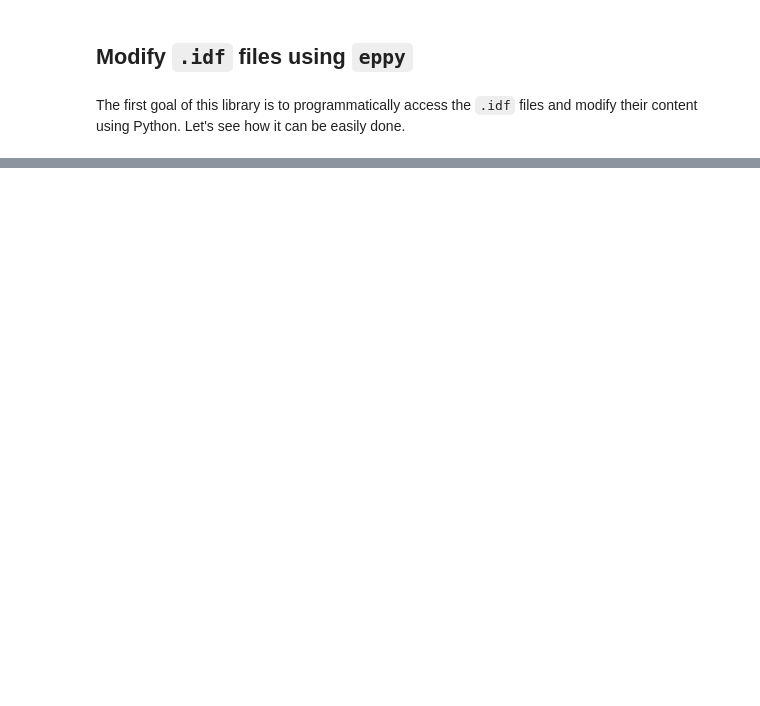
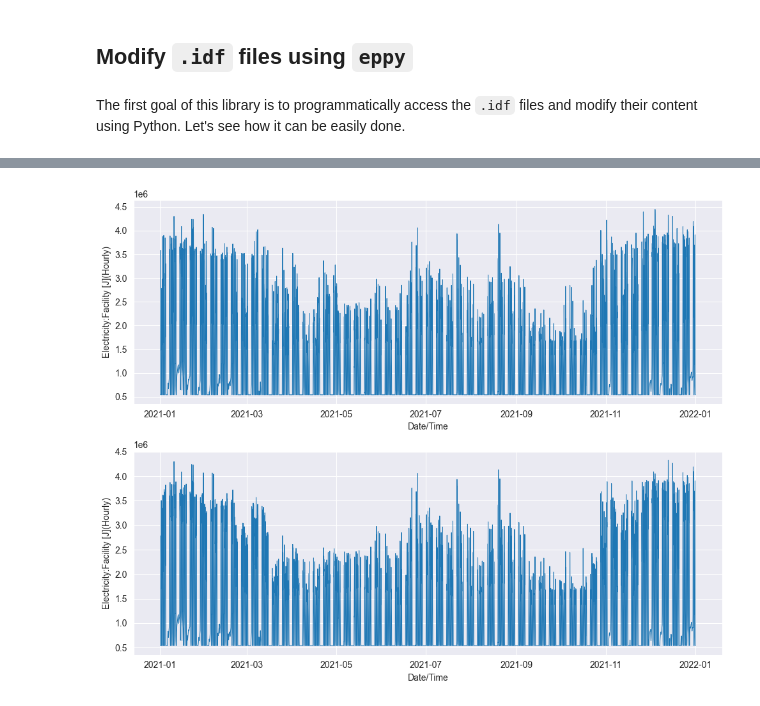
Before and after one commit to JamilMaj/REHO, a Jupyter notebook: EnergyPlus/eppy_pandas.ipynb, the cells around one changed output, grey strips where cells are left out. Cells and saved outputs as stored; diff of their text form; code cells hidden in the pictures; blank space fills up the shorter version.

```diff
--- a/EnergyPlus/eppy_pandas.ipynb
+++ b/EnergyPlus/eppy_pandas.ipynb
@@ -136,0 +205,8 @@ plt.grid()
+# %%
+# Load second DataFrame
+df2=pd.read_csv(r".\output_data\idf2_out.csv",
+               parse_dates=[0],
+               index_col=[0],
+               date_parser=parse_energyplus_datetime_string
+              )
+df2.head()
@@ -136,0 +222,13 @@ plt.grid()
+# %%
+fig, axs = plt.subplots(2, 1, figsize=(10, 8))  # 2 rows, 1 column
+
+sns.lineplot(data=df, x='Date/Time',y='Electricity:Facility [J](Hourly)', ax=axs[0], linewidth=0.75)
+sns.lineplot(data=df2, x='Date/Time',y='Electricity:Facility [J](Hourly)', ax=axs[1],linewidth=0.75)
+
+# Adjust layout
+plt.tight_layout()
+
+# Show the plots
+plt.show()
+# %% [output]
+[figure, added]
```
Also changed, not shown: parts of 24 cells of this notebook.
